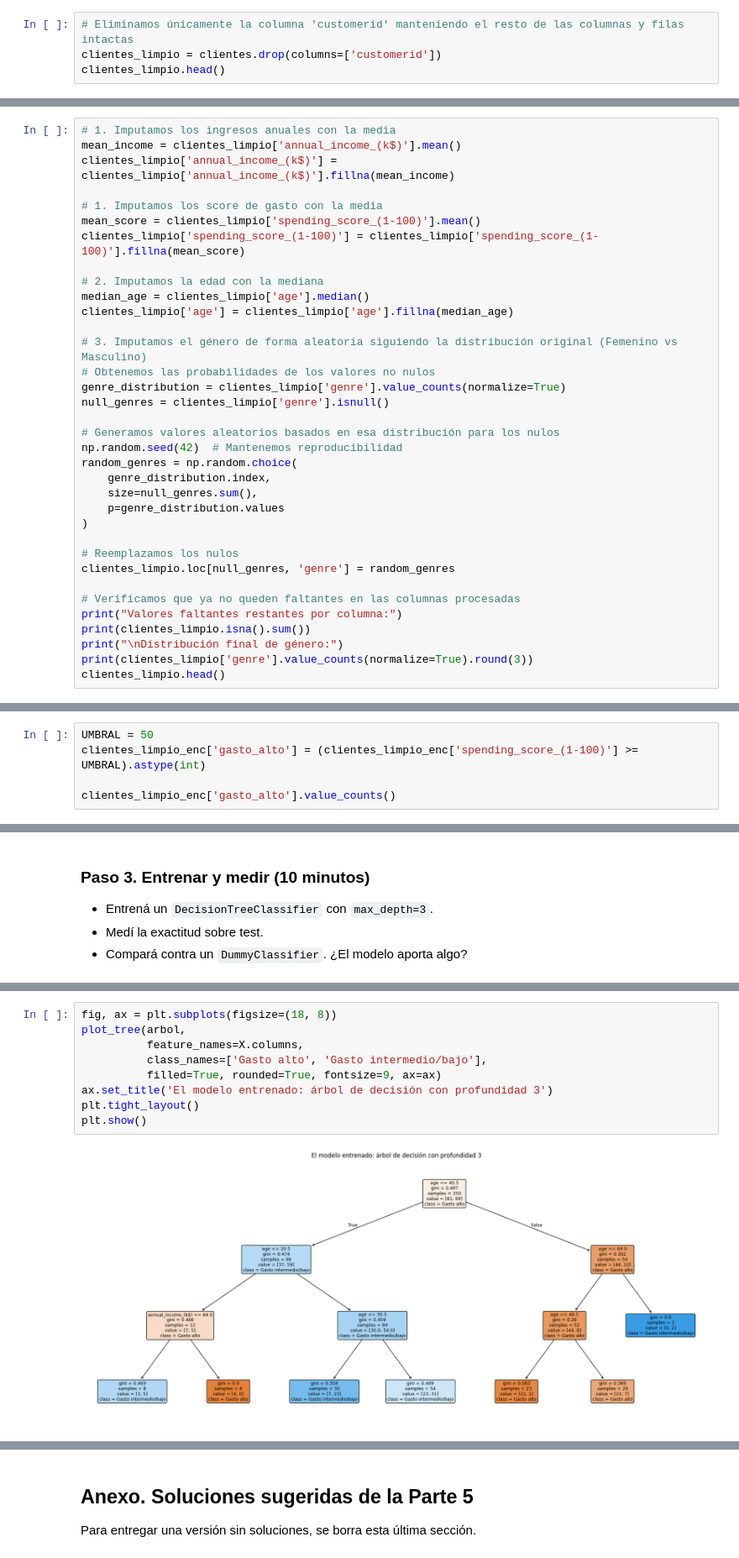
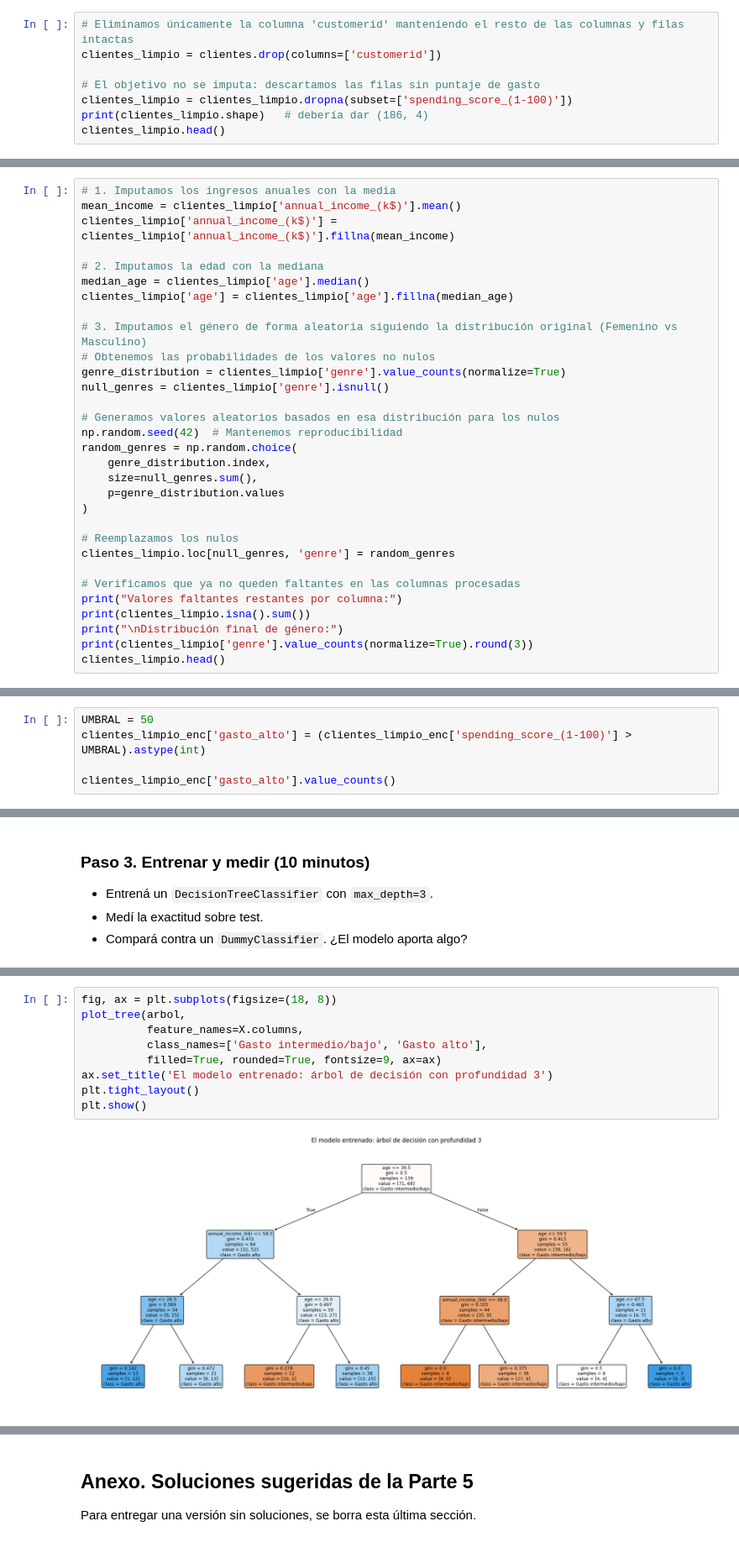
Before and after one commit to EmiiFernandez/actividades_data_sciente_ypf, a Jupyter notebook: notebook/C10_Notebook-14.ipynb, the cells around one changed output, grey strips where cells are left out. Shown at 84% size. Saved outputs shown, nothing was run; the diff lists cells and outputs as text.

```diff
--- a/notebook/C10_Notebook-14.ipynb
+++ b/notebook/C10_Notebook-14.ipynb
@@ -498,5 +498,9 @@ faltantes
 # %%
 # Eliminamos únicamente la columna 'customerid' manteniendo el resto de las columnas y filas intactas
 clientes_limpio = clientes.drop(columns=['customerid'])
+
+# El objetivo no se imputa: descartamos las filas sin puntaje de gasto
+clientes_limpio = clientes_limpio.dropna(subset=['spending_score_(1-100)'])
+print(clientes_limpio.shape)   # debería dar (186, 4)
 clientes_limpio.head()
 # %% [output]
@@ -548,10 +553,6 @@ Name: proportion, dtype: float64
 # 1. Imputamos los ingresos anuales con la media
 mean_income = clientes_limpio['annual_income_(k$)'].mean()
 clientes_limpio['annual_income_(k$)'] = clientes_limpio['annual_income_(k$)'].fillna(mean_income)
-
-# 1. Imputamos los score de gasto con la media
-mean_score = clientes_limpio['spending_score_(1-100)'].mean()
-clientes_limpio['spending_score_(1-100)'] = clientes_limpio['spending_score_(1-100)'].fillna(mean_score)
 
 # 2. Imputamos la edad con la mediana
 median_age = clientes_limpio['age'].median()
@@ -650,7 +651,7 @@ Antes: (200, 4)  Después: (200, 4)
 | 2 | 20.0 | 16.0 | 6.0 | False |
 # %%
 UMBRAL = 50
-clientes_limpio_enc['gasto_alto'] = (clientes_limpio_enc['spending_score_(1-100)'] >= UMBRAL).astype(int)
+clientes_limpio_enc['gasto_alto'] = (clientes_limpio_enc['spending_score_(1-100)'] > UMBRAL).astype(int)
 
 clientes_limpio_enc['gasto_alto'].value_counts()
 # %% [output]
@@ -728,14 +729,14 @@ Exactitud del árbol en test: 62.0%
 # %%
 fig, ax = plt.subplots(figsize=(18, 8))
 plot_tree(arbol,
           feature_names=X.columns,
-          class_names=['Gasto alto', 'Gasto intermedio/bajo'],
+          class_names=['Gasto intermedio/bajo', 'Gasto alto'],
           filled=True, rounded=True, fontsize=9, ax=ax)
 ax.set_title('El modelo entrenado: árbol de decisión con profundidad 3')
 plt.tight_layout()
 plt.show()
 # %% [output]
-[figure, old version]
+[figure, new version]
 # %%
 importancias = (pd.Series(arbol.feature_importances_, index=X.columns)
                 .sort_values(ascending=False)
```
Also changed, not shown: parts of 17 cells of this notebook.
